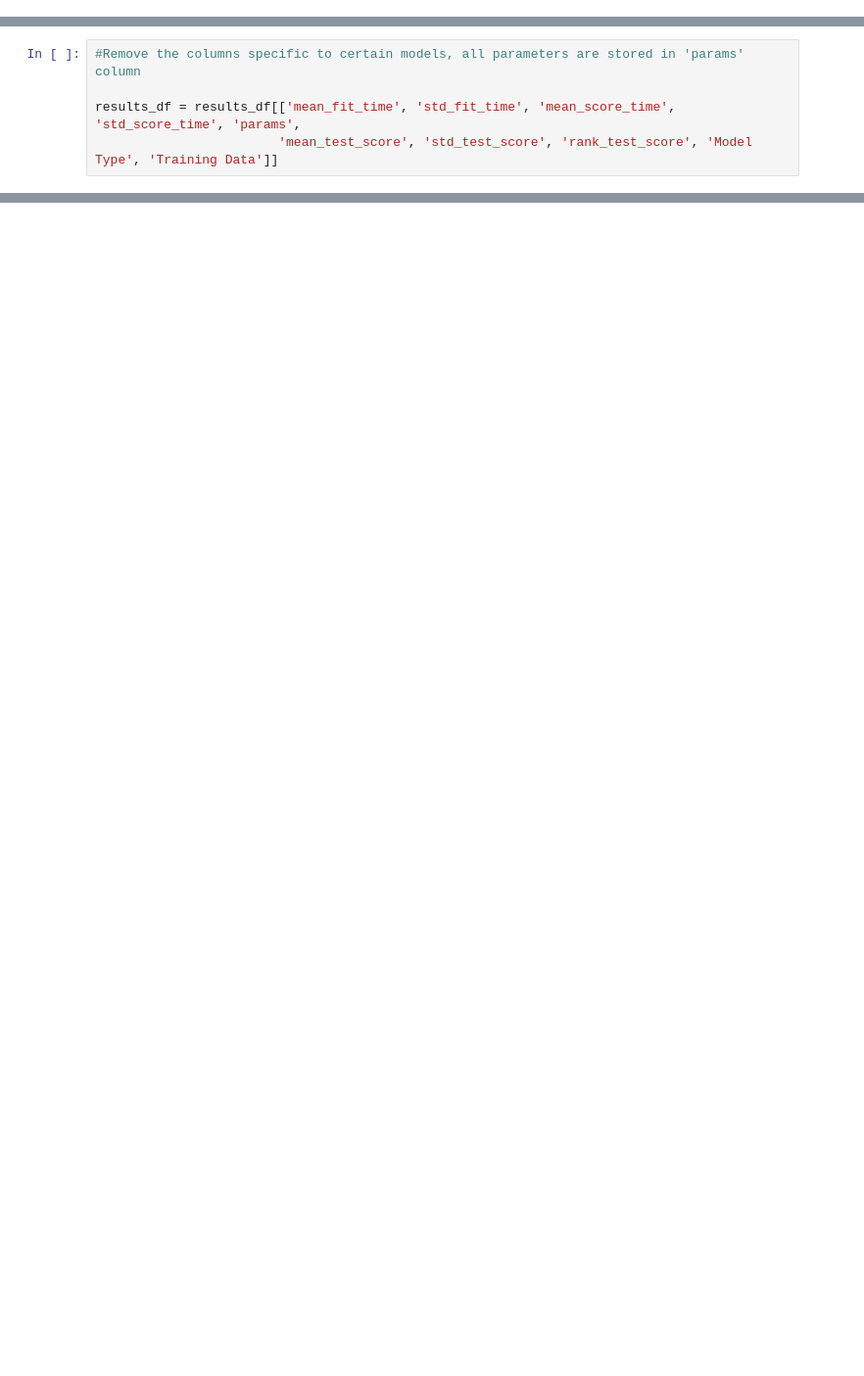
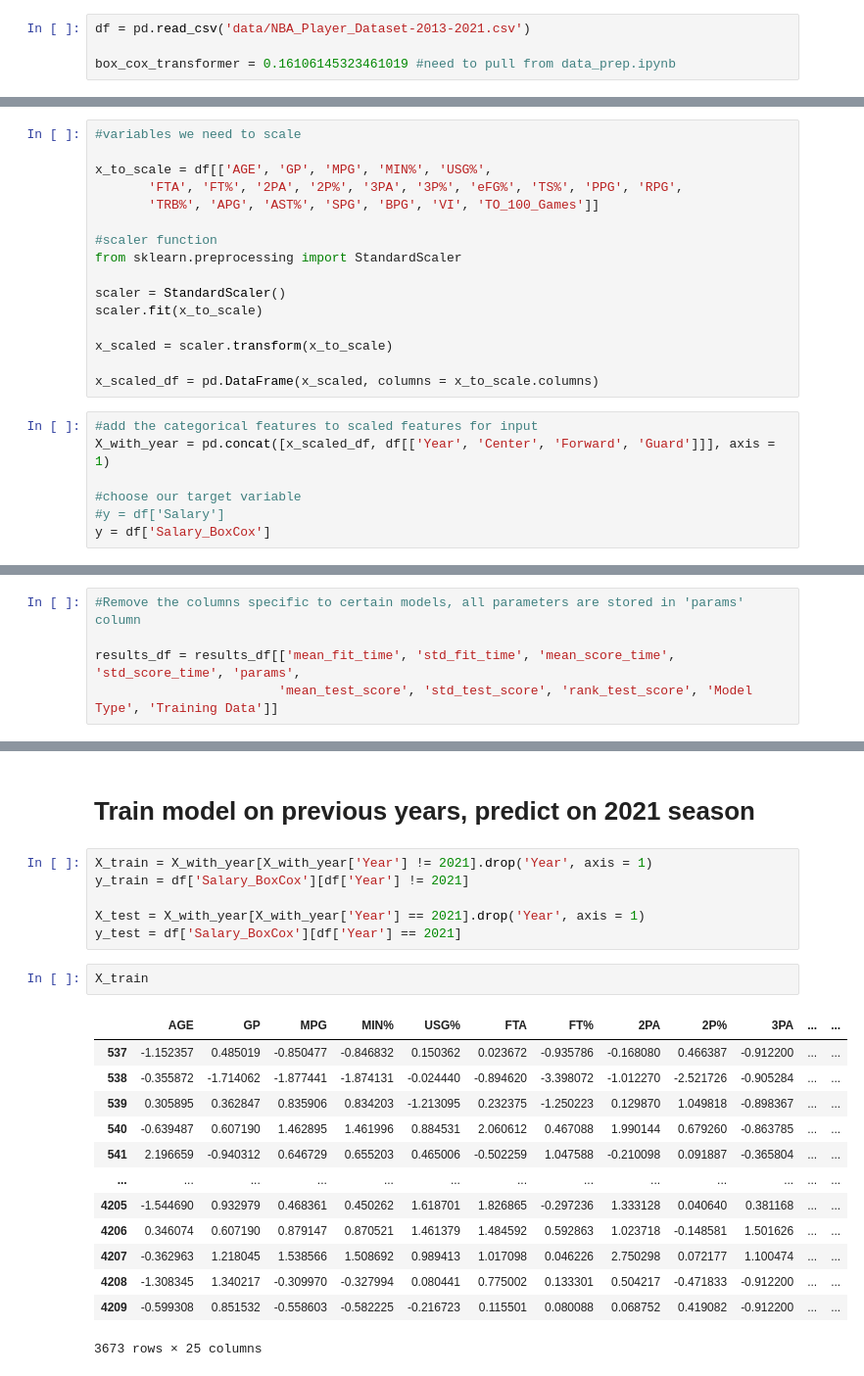
Before and after one commit to davekacz/NBA_Salary_Prediction, a Jupyter notebook: review_results.ipynb, the cells around one changed output, grey strips where cells are left out. Shown at 98% size. Cells and saved outputs as stored; diff of their text form; blank space fills up the shorter version.

```diff
--- a/review_results.ipynb
+++ b/review_results.ipynb
@@ -3,0 +6,4 @@ import glob
+# %%
+df = pd.read_csv('data/NBA_Player_Dataset-2013-2021.csv')
+
+box_cox_transformer = 0.16106145323461019 #need to pull from data_prep.ipynb
@@ -3,0 +12,23 @@ import glob
+# %%
+#variables we need to scale
+
+x_to_scale = df[['AGE', 'GP', 'MPG', 'MIN%', 'USG%',
+       'FTA', 'FT%', '2PA', '2P%', '3PA', '3P%', 'eFG%', 'TS%', 'PPG', 'RPG',
+       'TRB%', 'APG', 'AST%', 'SPG', 'BPG', 'VI', 'TO_100_Games']]
+
+#scaler function
+from sklearn.preprocessing import StandardScaler
+
+scaler = StandardScaler()
+scaler.fit(x_to_scale)
+
+x_scaled = scaler.transform(x_to_scale)
+
+x_scaled_df = pd.DataFrame(x_scaled, columns = x_to_scale.columns)
+# %%
+#add the categorical features to scaled features for input
+X_with_year = pd.concat([x_scaled_df, df[['Year', 'Center', 'Forward', 'Guard']]], axis = 1)
+
+#choose our target variable
+#y = df['Salary']
+y = df['Salary_BoxCox']
@@ -38,3 +97,27 @@ best_params = results_df.sort_values('mean_test_score', ascending = True).iloc[0
+# %% [markdown]
+# Train model on previous years, predict on 2021 season
+# %%
+X_train = X_with_year[X_with_year['Year'] != 2021].drop('Year', axis = 1)
+y_train = df['Salary_BoxCox'][df['Year'] != 2021]
+
+X_test = X_with_year[X_with_year['Year'] == 2021].drop('Year', axis = 1)
+y_test = df['Salary_BoxCox'][df['Year'] == 2021]
+# %%
+X_train
+# %% [output]
+|  | AGE | GP | MPG | MIN% | USG% | FTA | FT% | 2PA | 2P% | 3PA | ... | ... |
+| 537 | -1.152357 | 0.485019 | -0.850477 | -0.846832 | 0.150362 | 0.023672 | -0.935786 | -0.168080 | 0.466387 | -0.912200 | ... | ... |
+| 538 | -0.355872 | -1.714062 | -1.877441 | -1.874131 | -0.024440 | -0.894620 | -3.398072 | -1.012270 | -2.521726 | -0.905284 | ... | ... |
+| 539 | 0.305895 | 0.362847 | 0.835906 | 0.834203 | -1.213095 | 0.232375 | -1.250223 | 0.129870 | 1.049818 | -0.898367 | ... | ... |
+| 540 | -0.639487 | 0.607190 | 1.462895 | 1.461996 | 0.884531 | 2.060612 | 0.467088 | 1.990144 | 0.679260 | -0.863785 | ... | ... |
+| 541 | 2.196659 | -0.940312 | 0.646729 | 0.655203 | 0.465006 | -0.502259 | 1.047588 | -0.210098 | 0.091887 | -0.365804 | ... | ... |
+| ... | ... | ... | ... | ... | ... | ... | ... | ... | ... | ... | ... | ... |
+| 4205 | -1.544690 | 0.932979 | 0.468361 | 0.450262 | 1.618701 | 1.826865 | -0.297236 | 1.333128 | 0.040640 | 0.381168 | ... | ... |
+| 4206 | 0.346074 | 0.607190 | 0.879147 | 0.870521 | 1.461379 | 1.484592 | 0.592863 | 1.023718 | -0.148581 | 1.501626 | ... | ... |
+| 4207 | -0.362963 | 1.218045 | 1.538566 | 1.508692 | 0.989413 | 1.017098 | 0.046226 | 2.750298 | 0.072177 | 1.100474 | ... | ... |
+| 4208 | -1.308345 | 1.340217 | -0.309970 | -0.327994 | 0.080441 | 0.775002 | 0.133301 | 0.504217 | -0.471833 | -0.912200 | ... | ... |
+| 4209 | -0.599308 | 0.851532 | -0.558603 | -0.582225 | -0.216723 | 0.115501 | 0.080088 | 0.068752 | 0.419082 | -0.912200 | ... | ... |
+3673 rows × 25 columns
 # %%
 from sklearn.ensemble import RandomForestRegressor
 
```
Also changed, not shown: parts of 22 cells of this notebook, 10 other files.
